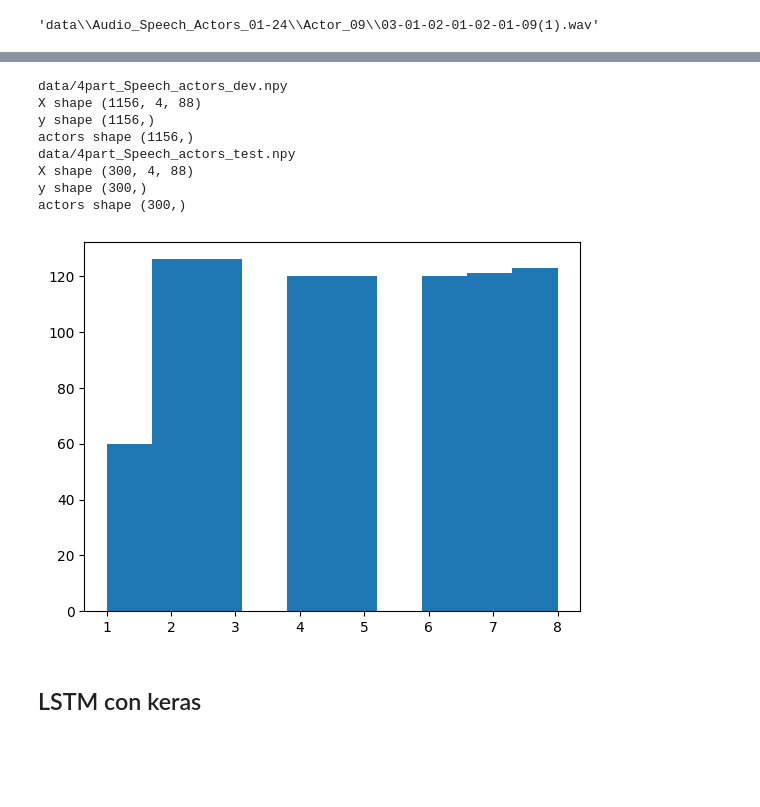
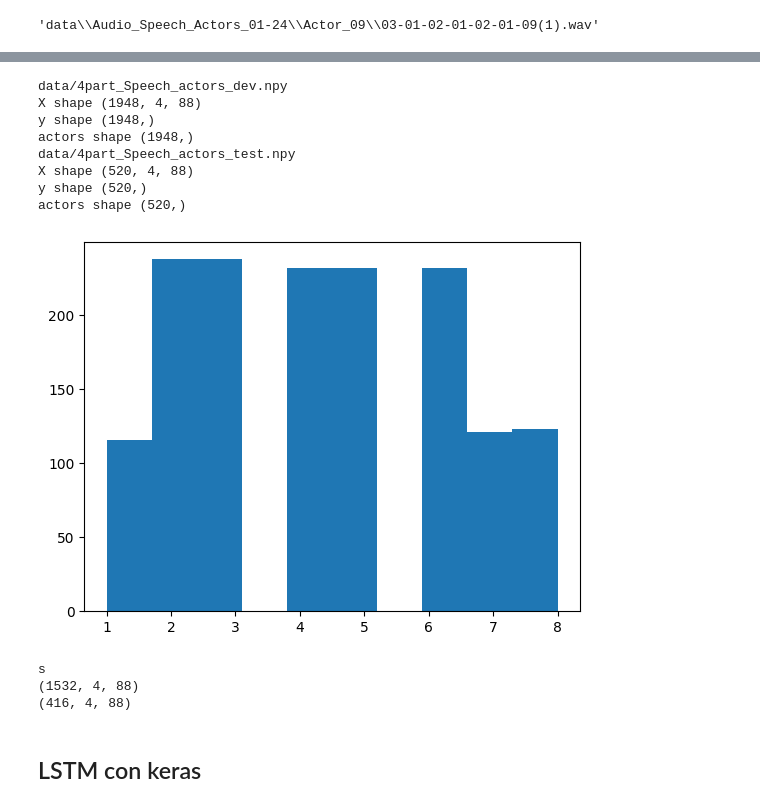
Before and after one commit to castillocande/speech-emotion-recognition-ml, a Jupyter notebook: prueba.ipynb, the cells around one changed output, grey strips where cells are left out. Saved outputs shown, nothing was run; the diff lists cells and outputs as text; code cells hidden in the pictures; blank space fills up the shorter version.

```diff
--- a/prueba.ipynb
+++ b/prueba.ipynb
@@ -337,14 +341,24 @@ speech1_dataset_dev = "data/1part_Speech_dataset_dev.npy"
 speech2_dataset_dev = "data/2part_Speech_dataset_dev.npy"
 speech4_dataset_dev = "data/4part_Speech_dataset_dev.npy"
 speech8_dataset_dev = "data/8part_Speech_dataset_dev.npy"
+song1_dataset_dev = "data/1part_Song_dataset_dev.npy"
+song2_dataset_dev = "data/2part_Song_dataset_dev.npy"
+song4_dataset_dev = "data/4part_Song_dataset_dev.npy"
+song8_dataset_dev = "data/8part_Song_dataset_dev.npy"
 
 speech1_dataset_test = "data/1part_Speech_dataset_test.npy"
 speech2_dataset_test = "data/2part_Speech_dataset_test.npy"
 speech4_dataset_test = "data/4part_Speech_dataset_test.npy"
 speech8_dataset_test = "data/8part_Speech_dataset_test.npy"
+song1_dataset_test = "data/1part_Song_dataset_test.npy"
+song2_dataset_test = "data/2part_Song_dataset_test.npy"
+song4_dataset_test = "data/4part_Song_dataset_test.npy"
+song8_dataset_test = "data/8part_Song_dataset_test.npy"
 
-path_dev = r"data\Audio_Speech_Actors_01-24\*\*"
-path_test = r"data/data_test/speech/*/*"
+path_speech_dev = r"data\Audio_Speech_Actors_01-24\*\*"
+path_song_dev = r"data\Audio_Song_Actors_01-24\*\*"
+path_speech_test = r"data/data_test/speech/*/*"
+path_song_test = r"data/data_test/song/*/*"
 
 
 "data\Audio_Speech_Actors_01-24\Actor_09\03-01-04-01-01-01-09.wav"
@@ -356,30 +386,36 @@ DL.process_dataset(path_dev, speech4_dataset_dev, 4)
 # %%
-X_dev, y_dev, actors_dev = DL.get_dataset([speech4_dataset_dev])
+X_dev, y_dev, actors_dev = DL.get_dataset([speech4_dataset_dev, song4_dataset_dev])
 X_train, X_valid, y_train, y_valid, actors_train, actors_valid = DL.split_dataset(X_dev, y_dev, test_size=0.2, actors=actors_dev)
-X_test, y_test, actors_test = DL.get_dataset([speech4_dataset_test])
+X_test, y_test, actors_test = DL.get_dataset([speech4_dataset_test, song4_dataset_test])
 
 plt.hist(y_train)
 plt.show()
 
+print("s")
+print(X_train.shape)
+print(X_valid.shape)
 
 X_train = normalization(X_train)
 X_valid = normalization(X_valid)
 X_test = normalization(X_test)
 
 y_train_ohe  = one_hot_encoder(y_train)
 y_valid_ohe = one_hot_encoder(y_valid)
 y_test_ohe = one_hot_encoder(y_test)
 y_dev_ohe = one_hot_encoder(y_dev)
 # %% [output]
 data/4part_Speech_actors_dev.npy
-X shape (1156, 4, 88)
-y shape (1156,)
-actors shape (1156,)
+X shape (1948, 4, 88)
+y shape (1948,)
+actors shape (1948,)
 data/4part_Speech_actors_test.npy
-X shape (300, 4, 88)
-y shape (300,)
-actors shape (300,)
+X shape (520, 4, 88)
+y shape (520,)
+actors shape (520,)
-[figure, old version]
+[figure, new version]
+s
+(1532, 4, 88)
+(416, 4, 88)
 # %% [markdown]
 ## LSTM con keras
 # %%
```
Also changed, not shown: parts of 10 cells of this notebook, 5 other files.
